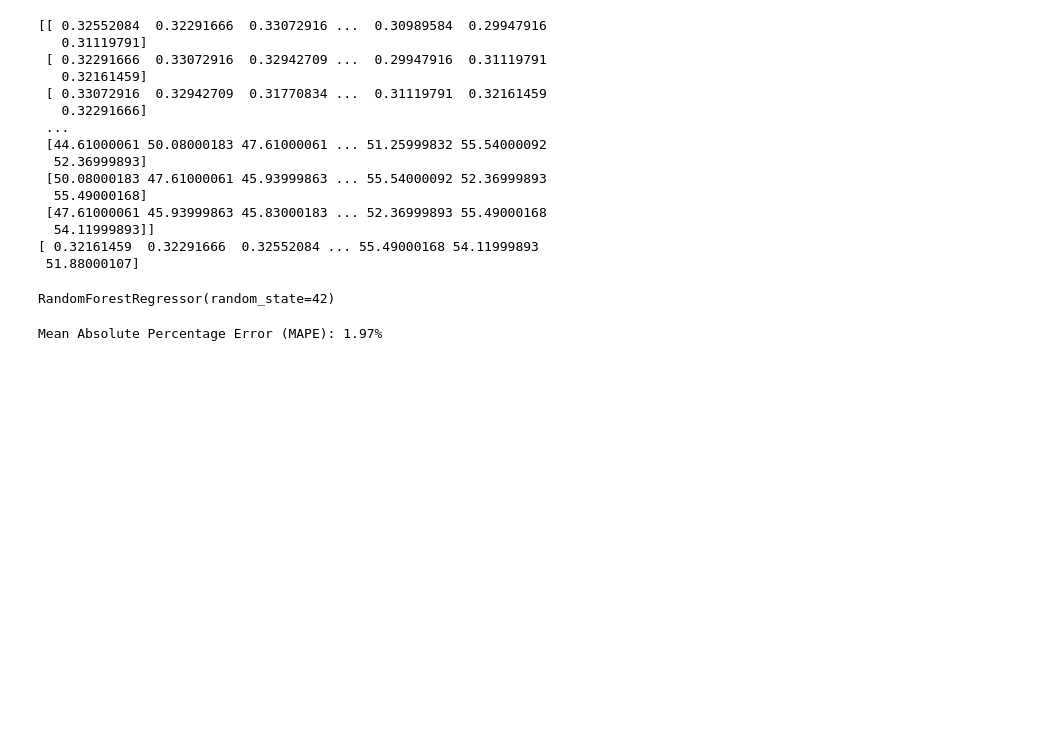
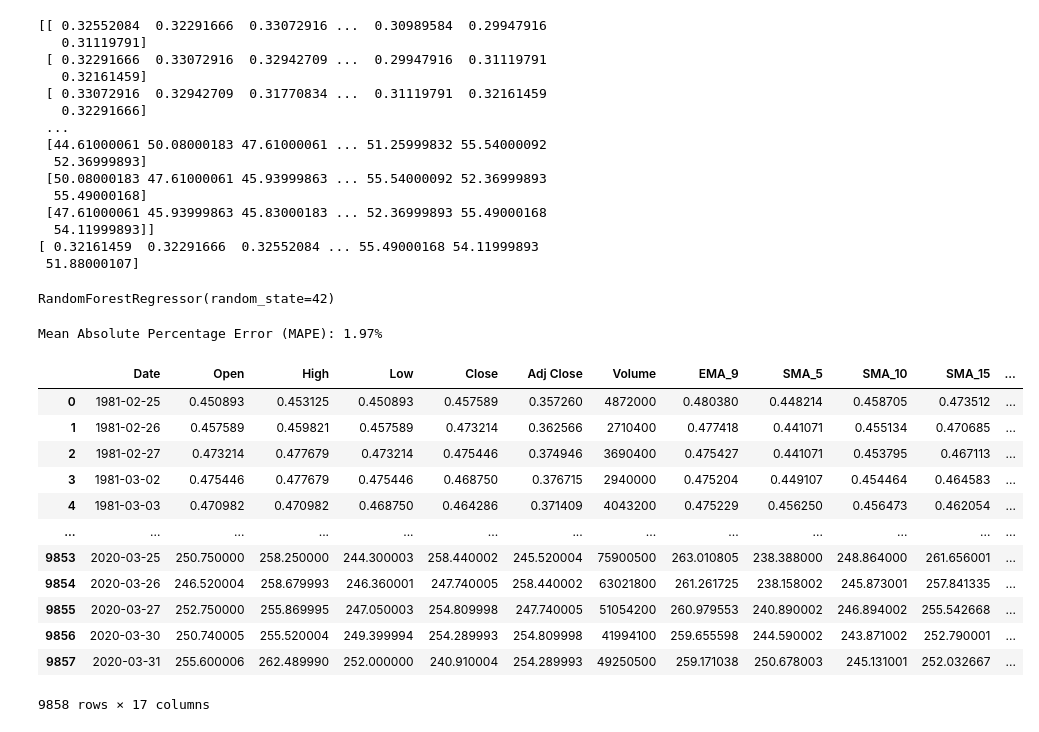
Before and after one commit to vuanhhuyhlqn/stock_predict_ML, a Jupyter notebook: test.ipynb, the cells around one changed output. Drawn from its saved outputs; the diff is of its cells as text; code cells hidden in the pictures; blank space fills up the shorter version.

```diff
--- a/test.ipynb
+++ b/test.ipynb
@@ -96,0 +99,16 @@ Mean Absolute Percentage Error (MAPE): 1.97%
+# %%
+get_df('AAPL')
+# %% [output]
+|  | Date | Open | High | Low | Close | Adj Close | Volume | EMA_9 | SMA_5 | SMA_10 | SMA_15 | ... |
+| 0 | 1981-02-25 | 0.450893 | 0.453125 | 0.450893 | 0.457589 | 0.357260 | 4872000 | 0.480380 | 0.448214 | 0.458705 | 0.473512 | ... |
+| 1 | 1981-02-26 | 0.457589 | 0.459821 | 0.457589 | 0.473214 | 0.362566 | 2710400 | 0.477418 | 0.441071 | 0.455134 | 0.470685 | ... |
+| 2 | 1981-02-27 | 0.473214 | 0.477679 | 0.473214 | 0.475446 | 0.374946 | 3690400 | 0.475427 | 0.441071 | 0.453795 | 0.467113 | ... |
+| 3 | 1981-03-02 | 0.475446 | 0.477679 | 0.475446 | 0.468750 | 0.376715 | 2940000 | 0.475204 | 0.449107 | 0.454464 | 0.464583 | ... |
+| 4 | 1981-03-03 | 0.470982 | 0.470982 | 0.468750 | 0.464286 | 0.371409 | 4043200 | 0.475229 | 0.456250 | 0.456473 | 0.462054 | ... |
+| ... | ... | ... | ... | ... | ... | ... | ... | ... | ... | ... | ... | ... |
+| 9853 | 2020-03-25 | 250.750000 | 258.250000 | 244.300003 | 258.440002 | 245.520004 | 75900500 | 263.010805 | 238.388000 | 248.864000 | 261.656001 | ... |
+| 9854 | 2020-03-26 | 246.520004 | 258.679993 | 246.360001 | 247.740005 | 258.440002 | 63021800 | 261.261725 | 238.158002 | 245.873001 | 257.841335 | ... |
+| 9855 | 2020-03-27 | 252.750000 | 255.869995 | 247.050003 | 254.809998 | 247.740005 | 51054200 | 260.979553 | 240.890002 | 246.894002 | 255.542668 | ... |
+| 9856 | 2020-03-30 | 250.740005 | 255.520004 | 249.399994 | 254.289993 | 254.809998 | 41994100 | 259.655598 | 244.590002 | 243.871002 | 252.790001 | ... |
+| 9857 | 2020-03-31 | 255.600006 | 262.489990 | 252.000000 | 240.910004 | 254.289993 | 49250500 | 259.171038 | 250.678003 | 245.131001 | 252.032667 | ... |
+9858 rows × 17 columns
```
Also changed, not shown: parts of 1 cell of this notebook, 1 other file.
